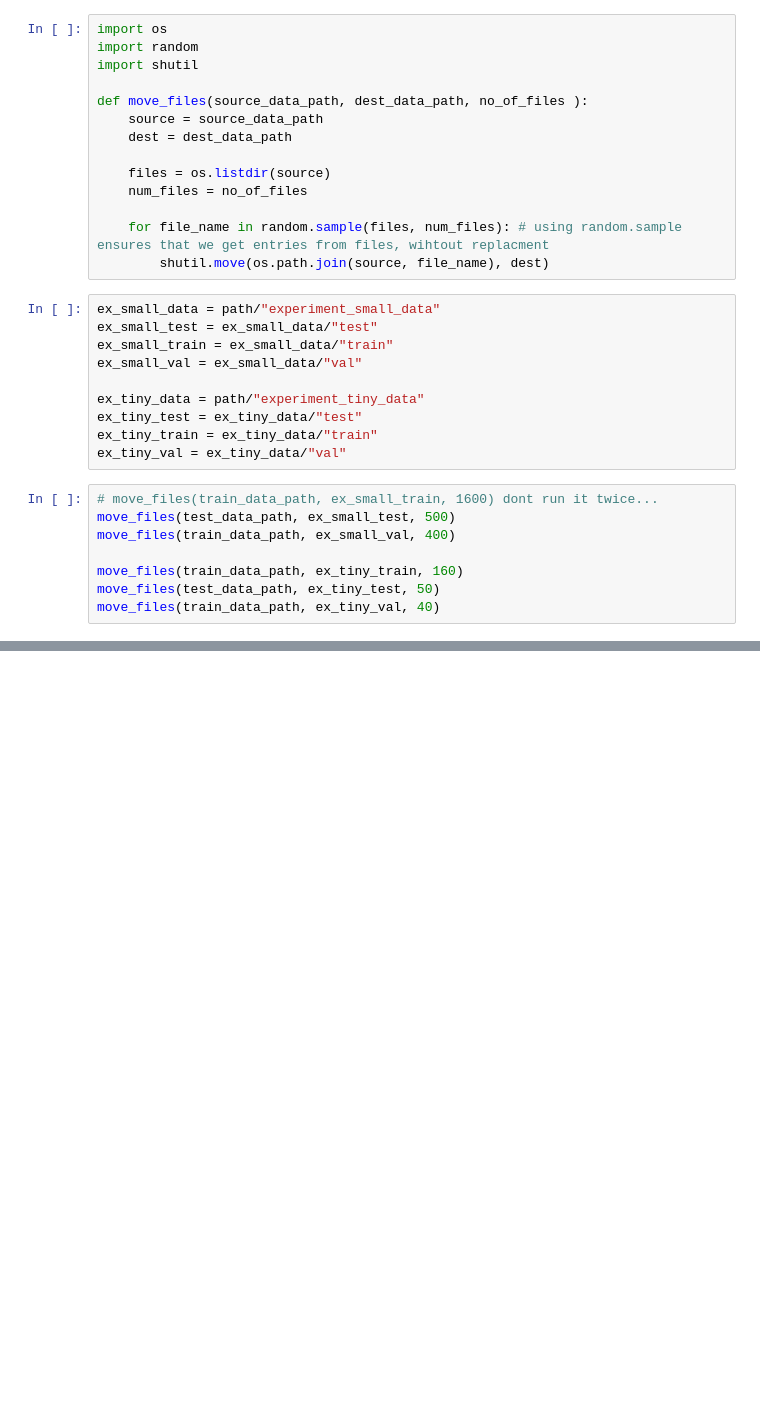
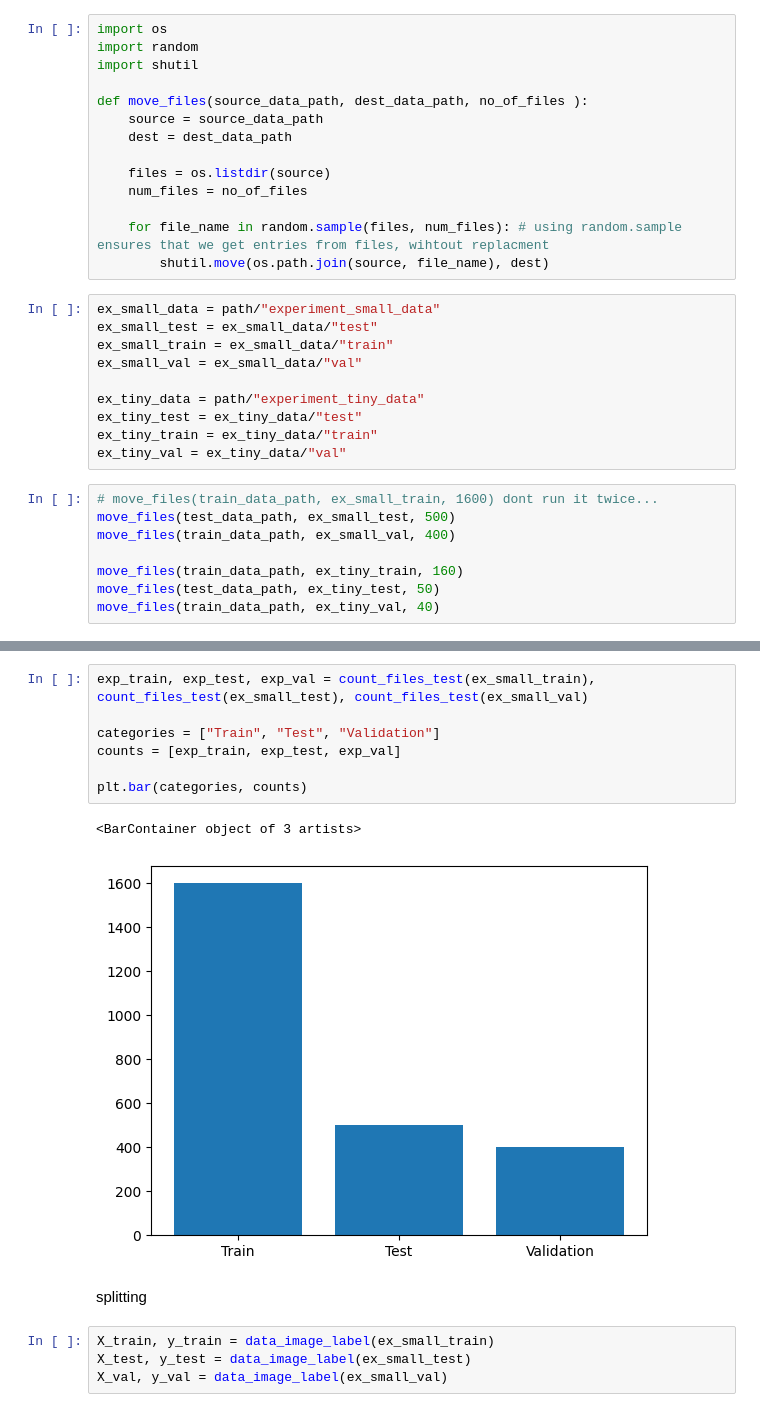
Before and after one commit to NoahEliasson/AI-Noah-Eliasson-OPA23, a Jupyter notebook: lab2/lab_2.ipynb, the cells around one changed output, grey strips where cells are left out. Drawn from its saved outputs; the diff is of its cells as text; blank space fills up the shorter version.

```diff
--- a/lab2/lab_2.ipynb
+++ b/lab2/lab_2.ipynb
@@ -119,0 +113,16 @@ AttributeError: 'numpy.ndarray' object has no attribute 'read'
+# %%
+exp_train, exp_test, exp_val = count_files_test(ex_small_train), count_files_test(ex_small_test), count_files_test(ex_small_val)
+
+categories = ["Train", "Test", "Validation"]
+counts = [exp_train, exp_test, exp_val]
+
+plt.bar(categories, counts)
+# %% [output]
+<BarContainer object of 3 artists>
+[figure, added]
+# %% [markdown]
+splitting
+# %%
+X_train, y_train = data_image_label(ex_small_train)
+X_test, y_test = data_image_label(ex_small_test)
+X_val, y_val = data_image_label(ex_small_val)
```
Also changed, not shown: parts of 4 cells of this notebook.
